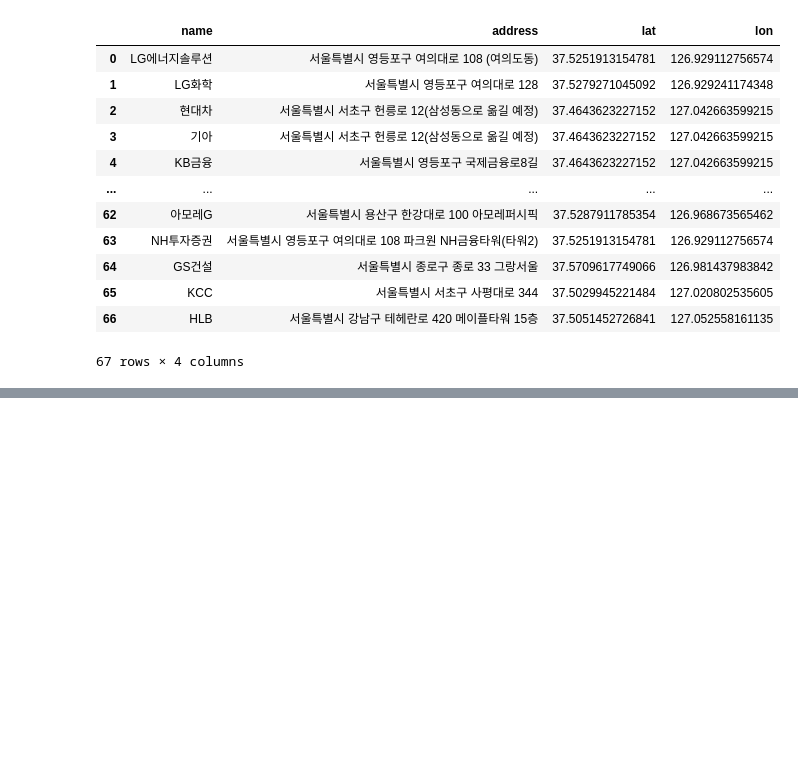
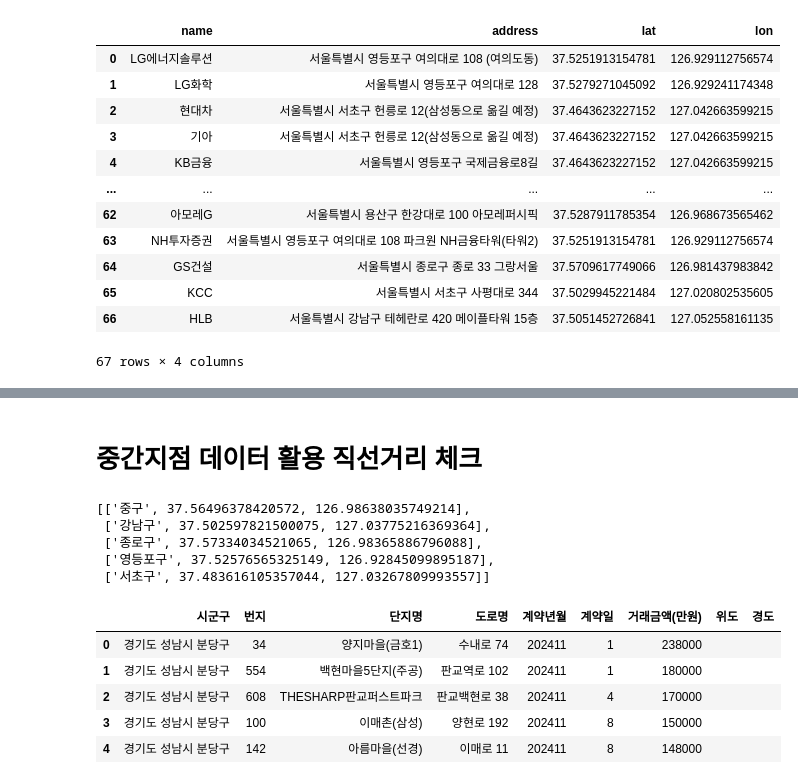
Before and after one commit to SnapishAgent/Ilsan-Investment-Insight, a Jupyter notebook: 교통 접근성/dataset_preprocessing_company_info.ipynb, the cells around one changed output, grey strips where cells are left out. Cells and saved outputs as stored; diff of their text form; code cells hidden in the pictures; blank space fills up the shorter version.

```diff
--- a/교통 접근성/dataset_preprocessing_company_info.ipynb
+++ b/교통 접근성/dataset_preprocessing_company_info.ipynb
@@ -122,0 +167,35 @@ plt.show()
+# %% [markdown]
+# 중간지점 데이터 활용 직선거리 체크
+# %%
+# 각 위치별로 위치하는 회사의 위경도 데이터를 활용하여 중간지점
+mean_lat_lon_list
+# %% [output]
+[['중구', 37.56496378420572, 126.98638035749214],
+ ['강남구', 37.502597821500075, 127.03775216369364],
+ ['종로구', 37.57334034521065, 126.98365886796088],
+ ['영등포구', 37.52576565325149, 126.92845099895187],
+ ['서초구', 37.483616105357044, 127.03267809993557]]
+# %%
+price_origin = pd.read_csv("/Users/shinjh/Desktop/likelion/mid_project/dataset_교통접근성/apt_price.csv")
+# %%
+price_list = price_origin.copy()
+price_list = price_list[['시군구','번지','단지명','도로명','계약년월','계약일','거래금액(만원)']]
+# %%
+selected_list = price_list[price_list['시군구'].str.contains('분당')]
+selected_list.loc[:,'거래금액(만원)'] = selected_list['거래금액(만원)'].str.replace(',', '').astype(int)
+top5_selected_bundang =  selected_list[selected_list['계약년월']==202411].sort_values(by='거래금액(만원)', ascending=False).reset_index(drop=True)
+top5_selected_bundang = top5_selected_bundang[0:5]
+
+top5_selected_bundang['시군구'] = top5_selected_bundang['시군구'].str.replace(r'\s+\S*동$', '', regex=True)
+
+top5_selected_bundang['위도'] = ""
+top5_selected_bundang['경도'] = ""
+# %%
+top5_selected_bundang
+# %% [output]
+|  | 시군구 | 번지 | 단지명 | 도로명 | 계약년월 | 계약일 | 거래금액(만원) | 위도 | 경도 |
+| 0 | 경기도 성남시 분당구 | 34 | 양지마을(금호1) | 수내로 74 | 202411 | 1 | 238000 |  |  |
+| 1 | 경기도 성남시 분당구 | 554 | 백현마을5단지(주공) | 판교역로 102 | 202411 | 1 | 180000 |  |  |
+| 2 | 경기도 성남시 분당구 | 608 | THESHARP판교퍼스트파크 | 판교백현로 38 | 202411 | 4 | 170000 |  |  |
+| 3 | 경기도 성남시 분당구 | 100 | 이매촌(삼성) | 양현로 192 | 202411 | 8 | 150000 |  |  |
+| 4 | 경기도 성남시 분당구 | 142 | 아름마을(선경) | 이매로 11 | 202411 | 8 | 148000 |  |  |
```
Also changed, not shown: parts of 16 cells of this notebook.
